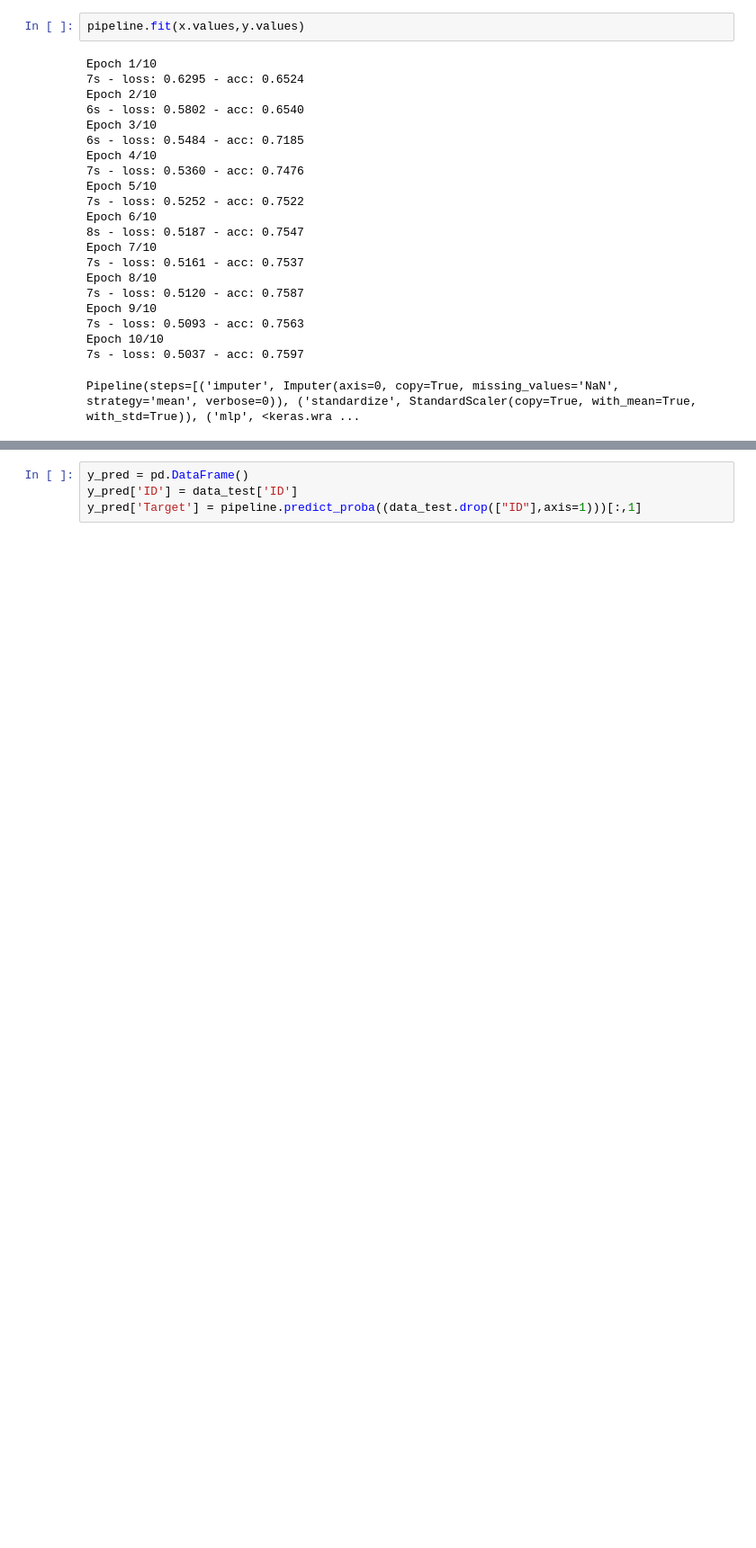
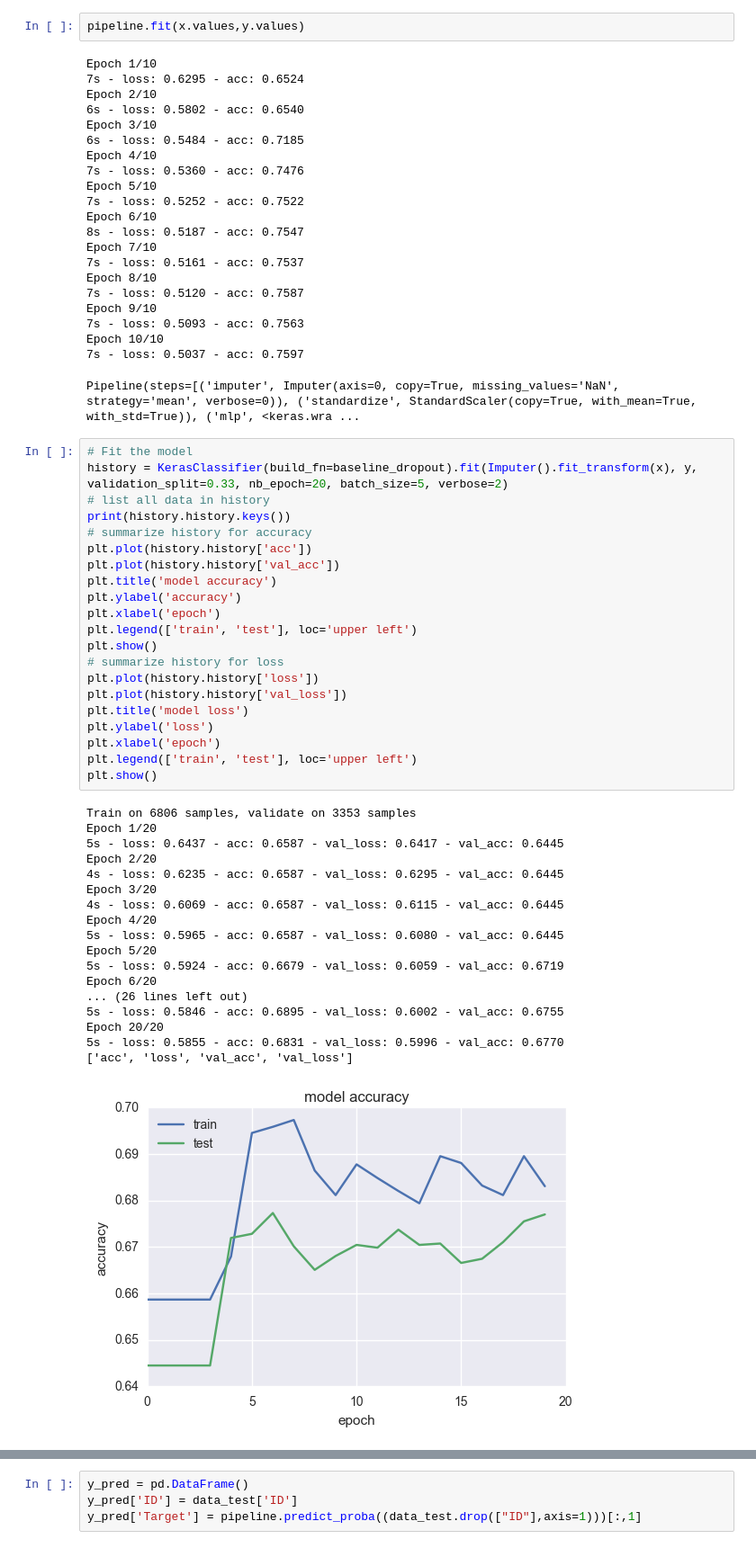
Before and after one commit to louis-r/oil_production, a Jupyter notebook: Keras.ipynb, the cells around one changed output, grey strips where cells are left out. Shown at 90% size. Saved outputs shown, nothing was run; the diff lists cells and outputs as text; blank space fills up the shorter version.

Commit message:
plots

```diff
--- a/Keras.ipynb
+++ b/Keras.ipynb
@@ -210,3 +229,43 @@ Epoch 9/10
 Epoch 10/10
 7s - loss: 0.5037 - acc: 0.7597
 Pipeline(steps=[('imputer', Imputer(axis=0, copy=True, missing_values='NaN', strategy='mean', verbose=0)), ('standardize', StandardScaler(copy=True, with_mean=True, with_std=True)), ('mlp', <keras.wra ...
+# %%
+# Fit the model
+history = KerasClassifier(build_fn=baseline_dropout).fit(Imputer().fit_transform(x), y, validation_split=0.33, nb_epoch=20, batch_size=5, verbose=2)
+# list all data in history
+print(history.history.keys())
+# summarize history for accuracy
+plt.plot(history.history['acc'])
+plt.plot(history.history['val_acc'])
+plt.title('model accuracy')
+plt.ylabel('accuracy')
+plt.xlabel('epoch')
+plt.legend(['train', 'test'], loc='upper left')
+plt.show()
+# summarize history for loss
+plt.plot(history.history['loss'])
+plt.plot(history.history['val_loss'])
+plt.title('model loss')
+plt.ylabel('loss')
+plt.xlabel('epoch')
+plt.legend(['train', 'test'], loc='upper left')
+plt.show()
+# %% [output]
+Train on 6806 samples, validate on 3353 samples
+Epoch 1/20
+5s - loss: 0.6437 - acc: 0.6587 - val_loss: 0.6417 - val_acc: 0.6445
+Epoch 2/20
+4s - loss: 0.6235 - acc: 0.6587 - val_loss: 0.6295 - val_acc: 0.6445
+Epoch 3/20
+4s - loss: 0.6069 - acc: 0.6587 - val_loss: 0.6115 - val_acc: 0.6445
+Epoch 4/20
+5s - loss: 0.5965 - acc: 0.6587 - val_loss: 0.6080 - val_acc: 0.6445
+Epoch 5/20
+5s - loss: 0.5924 - acc: 0.6679 - val_loss: 0.6059 - val_acc: 0.6719
+Epoch 6/20
+... (26 lines left out)
+5s - loss: 0.5846 - acc: 0.6895 - val_loss: 0.6002 - val_acc: 0.6755
+Epoch 20/20
+5s - loss: 0.5855 - acc: 0.6831 - val_loss: 0.5996 - val_acc: 0.6770
+['acc', 'loss', 'val_acc', 'val_loss']
+[figure, added]
```
Also changed, not shown: parts of 13 cells of this notebook.
